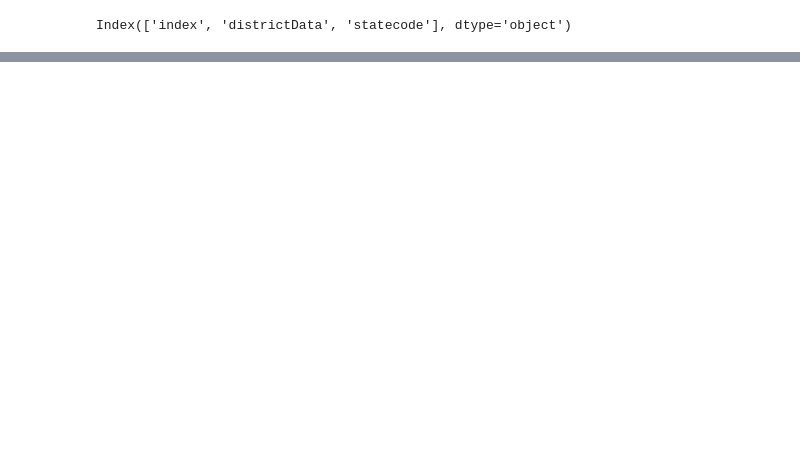
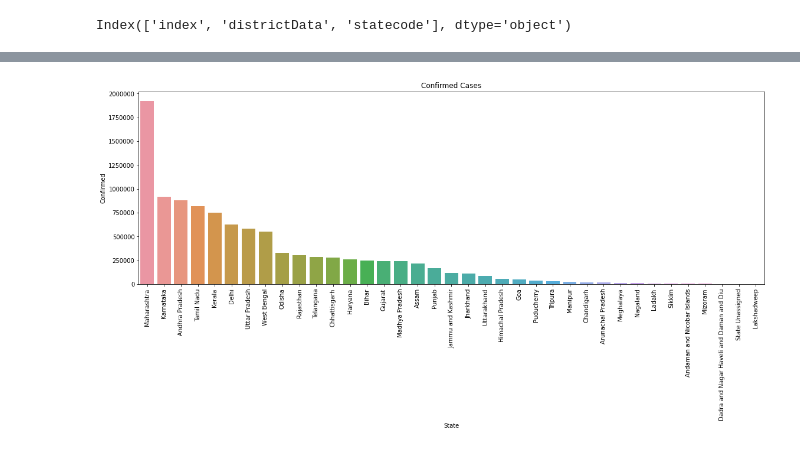
Before and after one commit to kartikay89/COVID-India, a Jupyter notebook: Covid_19(INDIA).ipynb, the cells around one changed output, grey strips where cells are left out. Drawn from its saved outputs; the diff is of its cells as text; code cells hidden in the pictures; blank space fills up the shorter version.

```diff
--- a/Covid_19(INDIA).ipynb
+++ b/Covid_19(INDIA).ipynb
@@ -196,0 +199,4 @@ finalMerge.to_csv('COVID.csv')
+# %%
+# Total numbers from different States
+FilteredIndianStates = IndianStates.filter(['State', 'Confirmed', 'Recovered', 'Deaths', 'Active' ])
+FilteredIndianStates
@@ -196,0 +221,11 @@ finalMerge.to_csv('COVID.csv')
+# %%
+# States confirmed Cases.
+
+plt.subplots(figsize=(19,6))
+sns.barplot(x="State", y="Confirmed", data=FilteredIndianStates[1:],)
+plt.xticks(rotation=90)
+plt.ticklabel_format(style='plain', axis='y')
+plt.title('Confirmed Cases')
+plt.show()
+# %% [output]
+[figure, added]
```
Also changed, not shown: parts of 32 cells of this notebook.
